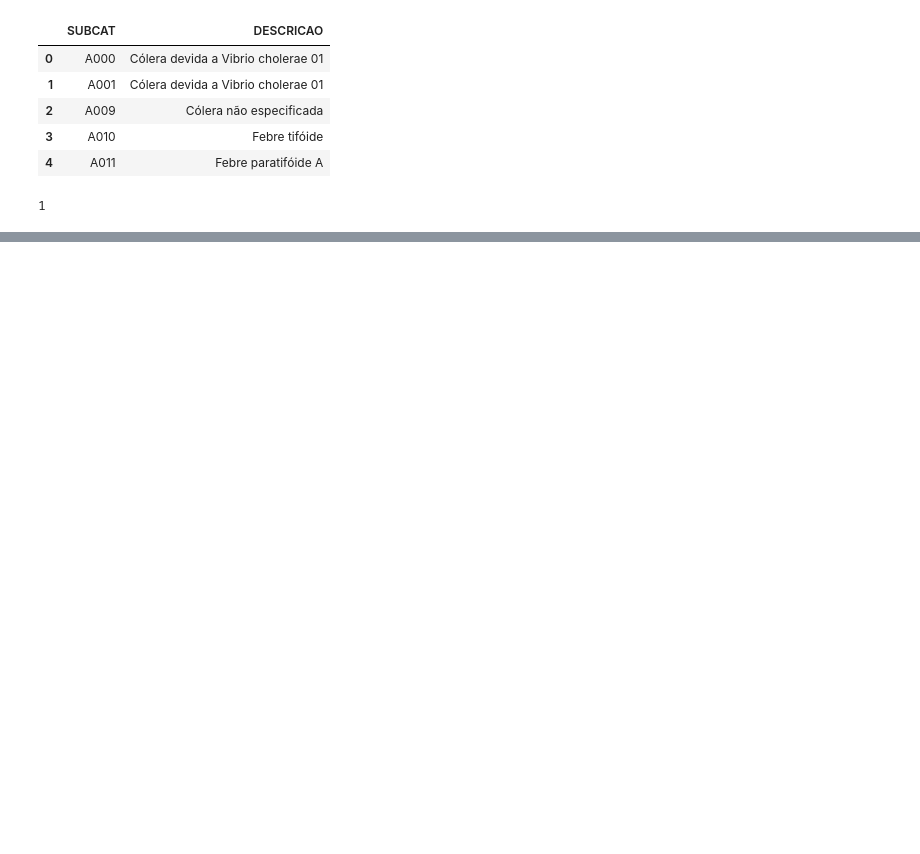
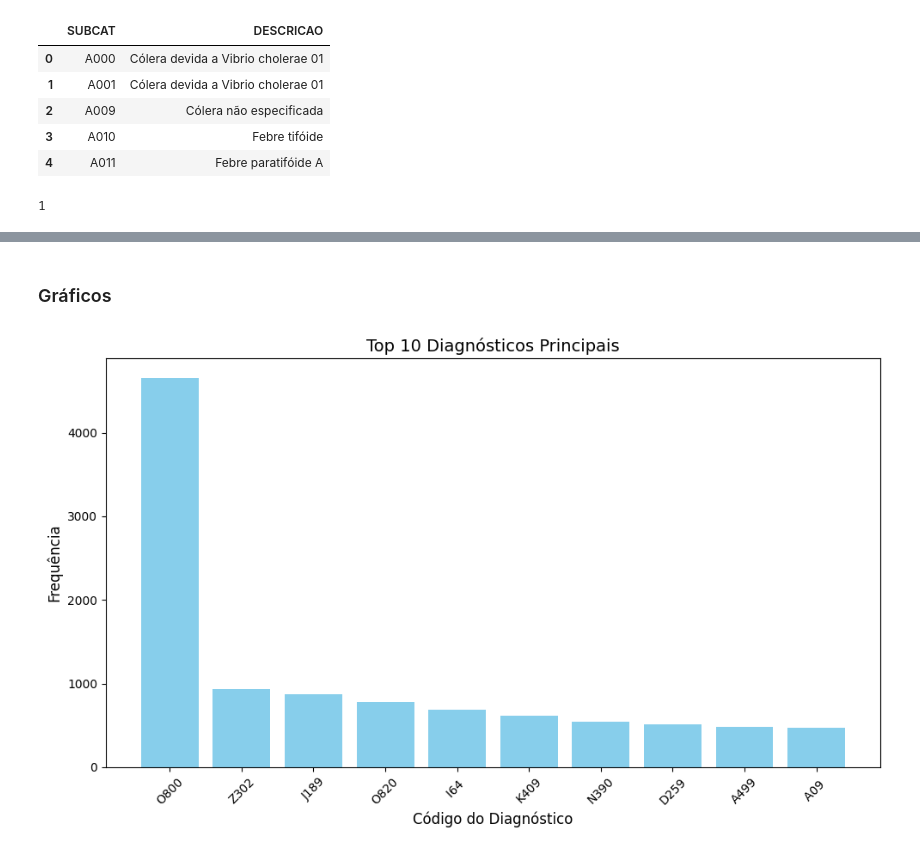
Before and after one commit to brunorm86/desafio_1_vis_dados, a Jupyter notebook: desafio.ipynb, the cells around one changed output, grey strips where cells are left out. Drawn from its saved outputs; the diff is of its cells as text; code cells hidden in the pictures; blank space fills up the shorter version.

```diff
--- a/desafio.ipynb
+++ b/desafio.ipynb
@@ -103,0 +153,23 @@ with engine.connect() as connection:
+# %% [markdown]
+### Gráficos
+# %%
+import matplotlib.pyplot as plt
+
+# Obter os 10 diagnósticos principais mais frequentes
+dez_maiores = df['DIAG_PRINC'].value_counts().head(10)
+
+# Criar histograma (gráfico de barras)
+plt.figure(figsize=(10, 6))
+plt.bar(dez_maiores.index, dez_maiores.values, color='skyblue')
+
+# Títulos e rótulos
+plt.title('Top 10 Diagnósticos Principais', fontsize=14)
+plt.xlabel('Código do Diagnóstico', fontsize=12)
+plt.ylabel('Frequência', fontsize=12)
+plt.xticks(rotation=45)  # Rotaciona os rótulos para melhor leitura
+
+# Mostrar o gráfico
+plt.tight_layout()
+plt.show()
+# %% [output]
+[figure, added]
```
Also changed, not shown: parts of 10 cells of this notebook, 3 other files.
